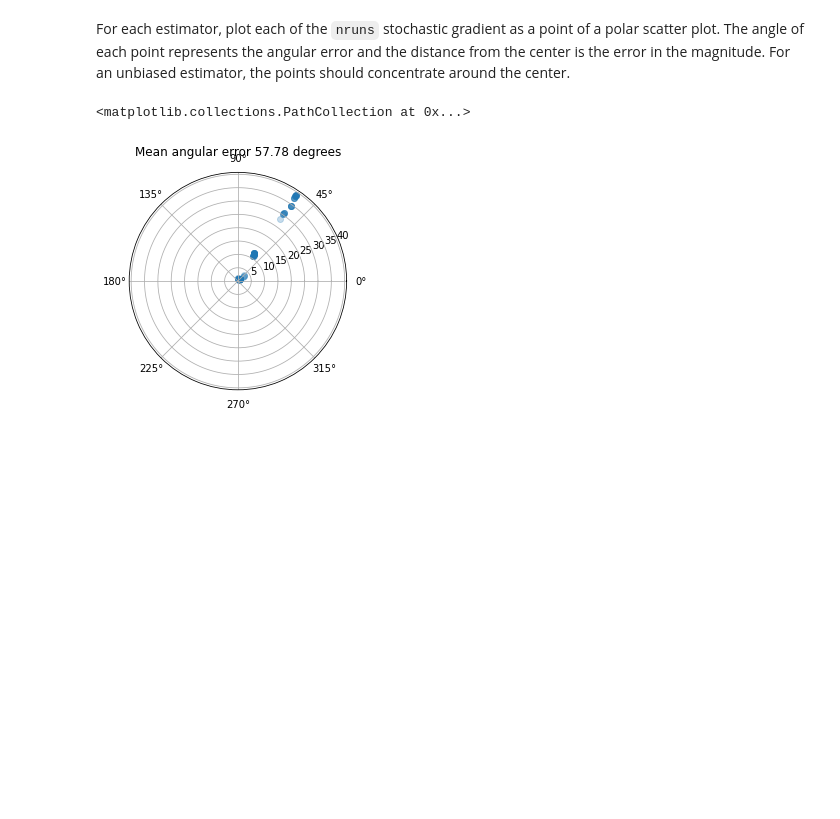
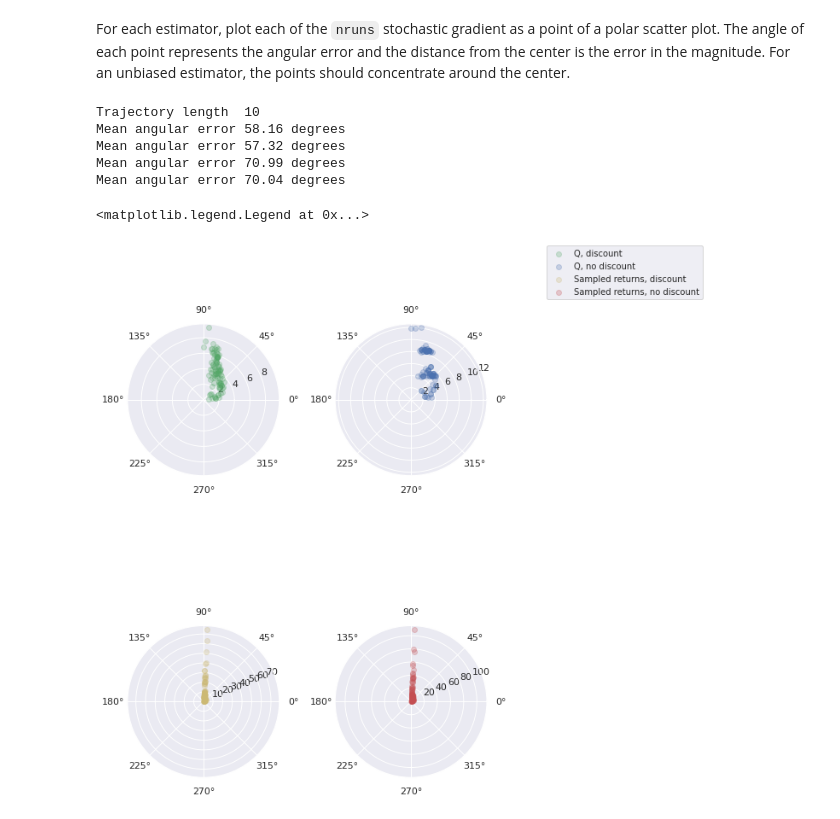
Before and after one commit to andreeadeac22/IFT6760H20, a Jupyter notebook: Assignment2_Template_Part_1_IFT6760C_H20.ipynb, the cells around one changed output. Drawn from its saved outputs; the diff is of its cells as text; code cells hidden in the pictures; blank space fills up the shorter version.

```diff
--- a/Assignment2_Template_Part_1_IFT6760C_H20.ipynb
+++ b/Assignment2_Template_Part_1_IFT6760C_H20.ipynb
@@ -218,15 +226,49 @@ for i in range(nruns):
+# %%
+import seaborn as sns
+sns.set()
 # %% [markdown]
 For each estimator, plot each of the ``nruns`` stochastic gradient as a point of a polar scatter plot. The angle of each point represents the angular error and the distance from the center is the error in the magnitude. For an unbiased estimator, the points should concentrate around the center.
-# %%
-tg = true_gradient(random_params).ravel()
-
-fig = plt.figure()
-ax = fig.add_subplot(111, projection='polar')
-errors = np.vstack([np.asarray((angle_vectors(bg, tg), relative_error(bg, tg))) for bg in bias_grads])
-mean_error = np.mean(errors, axis=0)
-
-ax.set_title('Mean angular error {:0.2f} degrees'.format(np.degrees(mean_error[0])))
-ax.scatter(errors[:,0], errors[:,1], alpha=0.25)
-# %% [output]
-<matplotlib.collections.PathCollection at 0x...>
-[figure, removed]
+# %%
+tg = true_gradient(random_params).ravel()
+
+fig = plt.figure(figsize=(10,10))
+ax1 = fig.add_subplot(231, projection='polar')
+ax2 = fig.add_subplot(232, projection='polar')
+ax3 = fig.add_subplot(234, projection='polar')
+ax4 = fig.add_subplot(235, projection='polar')
+
+errors1 = np.vstack([np.asarray((angle_vectors(bg1, tg), relative_error(bg1, tg))) for bg1 in bias_grads1])
+errors11 = np.vstack([np.asarray((angle_vectors(bg11, tg), relative_error(bg11, tg))) for bg11 in bias_grads11])
+errors2 = np.vstack([np.asarray((angle_vectors(bg2, tg), relative_error(bg2, tg))) for bg2 in bias_grads2])
+errors21 = np.vstack([np.asarray((angle_vectors(bg21, tg), relative_error(bg21, tg))) for bg21 in bias_grads21])
+
+
+mean_error1 = np.mean(errors1, axis=0)
+mean_error11 = np.mean(errors11, axis=0)
+mean_error2 = np.mean(errors2, axis=0)
+mean_error21 = np.mean(errors21, axis=0)
+
+
+print("Trajectory length ", trajectory_len)
+print('Mean angular error {:0.2f} degrees'.format(np.degrees(mean_error1[0])))
+print('Mean angular error {:0.2f} degrees'.format(np.degrees(mean_error11[0])))
+print('Mean angular error {:0.2f} degrees'.format(np.degrees(mean_error2[0])))
+print('Mean angular error {:0.2f} degrees'.format(np.degrees(mean_error21[0])))
+
+fig.tight_layout()
+
+ax1.scatter(errors1[:,0], errors1[:,1], alpha=0.25, c='g', label="Q, discount")
+ax2.scatter(errors11[:,0], errors11[:,1], alpha=0.25, c='b', label="Q, no discount")
+ax3.scatter(errors2[:,0], errors2[:,1], alpha=0.25, c='y', label="Sampled returns, discount")
+ax4.scatter(errors21[:,0], errors21[:,1], alpha=0.25, c='r', label="Sampled returns, no discount")
+
+handles, labels = [(a + b + c + d) for a, b, c, d in zip(ax1.get_legend_handles_labels(), ax2.get_legend_handles_labels(), ax3.get_legend_handles_labels(), ax4.get_legend_handles_labels())]
+fig.legend(handles, labels, loc='upper right', prop={'size': 10})
+# %% [output]
+Trajectory length  10
+Mean angular error 58.16 degrees
+Mean angular error 57.32 degrees
+Mean angular error 70.99 degrees
+Mean angular error 70.04 degrees
+<matplotlib.legend.Legend at 0x...>
+[figure, added]
```
Also changed, not shown: parts of 5 cells of this notebook.
